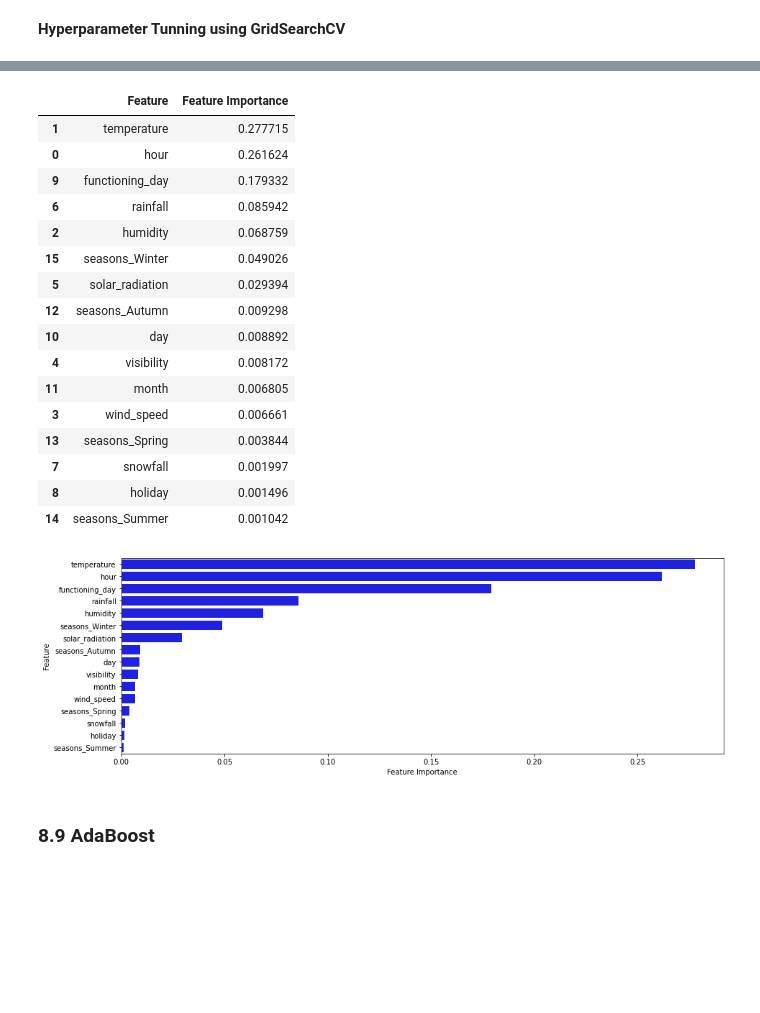
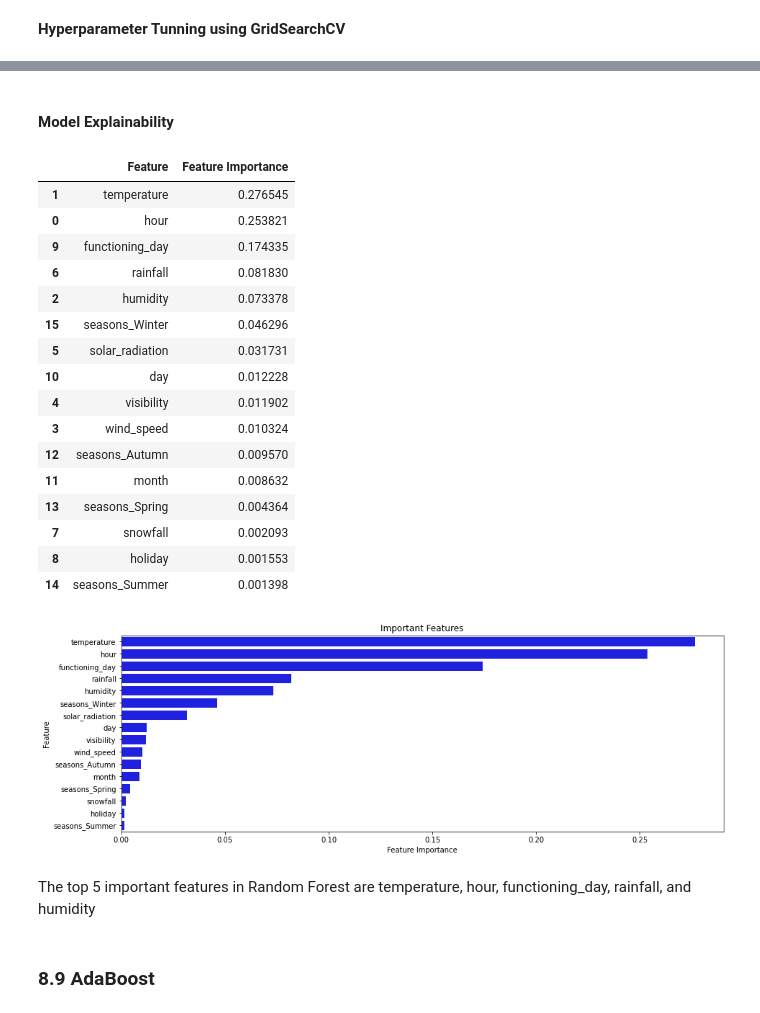
Before and after one commit to Navneet2409/bike-sharing-demand-prediction, a Jupyter notebook: Bike_Sharing_Notebook_Navneet_Keshri.ipynb, the cells around one changed output, grey strips where cells are left out. Saved outputs shown, nothing was run; the diff lists cells and outputs as text; code cells hidden in the pictures; blank space fills up the shorter version.

```diff
--- a/Bike_Sharing_Notebook_Navneet_Keshri.ipynb
+++ b/Bike_Sharing_Notebook_Navneet_Keshri.ipynb
@@ -1550,9 +1536,9 @@ Random Forest is an ensemble machine learning algorithm that builds multiple dec
 # %% [markdown]
 **Hyperparameter Tunning using GridSearchCV**
 # %%
-param_grid = {'n_estimators': [50,80],     # number of trees in the ensemble
-             'max_depth': [15,20],        # maximum number of levels allowed in each tree.
-             'min_samples_split': [5,15],     # minimum number of samples necessary in a node to cause node splitting.
+param_grid = {'n_estimators': [50,80],       # number of trees in the ensemble
+             'max_depth': [15,20],           # maximum number of levels allowed in each tree.
+             'min_samples_split': [5,15],    # minimum number of samples necessary in a node to cause node splitting.
              'min_samples_leaf': [3,5]}      # minimum number of samples which can be stored in a tree leaf.
 
 
@@ -1560,7 +1546,7 @@ param_grid = {'n_estimators': [50,80],     # number of trees in the ensemble
 rf = RandomForestRegressor()
 
 # Use GridSearchCV to perform a grid search over the parameter grid
-grid_search = GridSearchCV(rf, param_grid=param_grid, cv=5, verbose=2, scoring='r2')
+grid_search = GridSearchCV(rf, param_grid=param_grid, cv=5, scoring='r2')
 
 # Fit the model to the training data
 grid_search.fit(X, y)
@@ -1603,41 +1605,46 @@ error       0.235447   0.585420  -5.969429   1.308095  1.046411
 ------------------------------------------------------------------------------------------------------------------------------------------------------
+# %% [markdown]
+#### **Model Explainability**
 # %%
 # feature importance
 importances = rf_optimal_model.feature_importances_
 
-#Creating a dictonary
+# Creating a dictonary
 importance_dict = {'Feature' : list(X.columns),
                    'Feature Importance' : importances}
 
-#Creating the dataframe
+# Creating the dataframe
 importance = pd.DataFrame(importance_dict)
 sorting_features = importance.sort_values(by=['Feature Importance'],ascending=False)
 sorting_features
 # %% [output]
 |  | Feature | Feature Importance |
-| 1 | temperature | 0.277715 |
-| 0 | hour | 0.261624 |
-| 9 | functioning_day | 0.179332 |
-| 6 | rainfall | 0.085942 |
-| 2 | humidity | 0.068759 |
-| 15 | seasons_Winter | 0.049026 |
-| 5 | solar_radiation | 0.029394 |
-| 12 | seasons_Autumn | 0.009298 |
-| 10 | day | 0.008892 |
-| 4 | visibility | 0.008172 |
-| 11 | month | 0.006805 |
-| 3 | wind_speed | 0.006661 |
-| 13 | seasons_Spring | 0.003844 |
-| 7 | snowfall | 0.001997 |
-| 8 | holiday | 0.001496 |
-| 14 | seasons_Summer | 0.001042 |
+| 1 | temperature | 0.276545 |
+| 0 | hour | 0.253821 |
+| 9 | functioning_day | 0.174335 |
+| 6 | rainfall | 0.081830 |
+| 2 | humidity | 0.073378 |
+| 15 | seasons_Winter | 0.046296 |
+| 5 | solar_radiation | 0.031731 |
+| 10 | day | 0.012228 |
+| 4 | visibility | 0.011902 |
+| 3 | wind_speed | 0.010324 |
+| 12 | seasons_Autumn | 0.009570 |
+| 11 | month | 0.008632 |
+| 13 | seasons_Spring | 0.004364 |
+| 7 | snowfall | 0.002093 |
+| 8 | holiday | 0.001553 |
+| 14 | seasons_Summer | 0.001398 |
 # %%
 # plotting feature importance graph
 plt.figure(figsize=(15,5))
-sns.barplot(x='Feature Importance', y='Feature', data=sorting_features, color='blue')
+bar = sns.barplot(x='Feature Importance', y='Feature', data=sorting_features, color='blue')
+bar.set_title('Important Features')
 plt.show()
 # %% [output]
-[figure, old version]
+[figure, new version]
+# %% [markdown]
+The top 5 important features in Random Forest are temperature, hour, functioning_day, rainfall, and humidity
 # %% [markdown]
 ### **8.9 AdaBoost**
 # %% [markdown]
```
Also changed, not shown: parts of 79 cells of this notebook.
